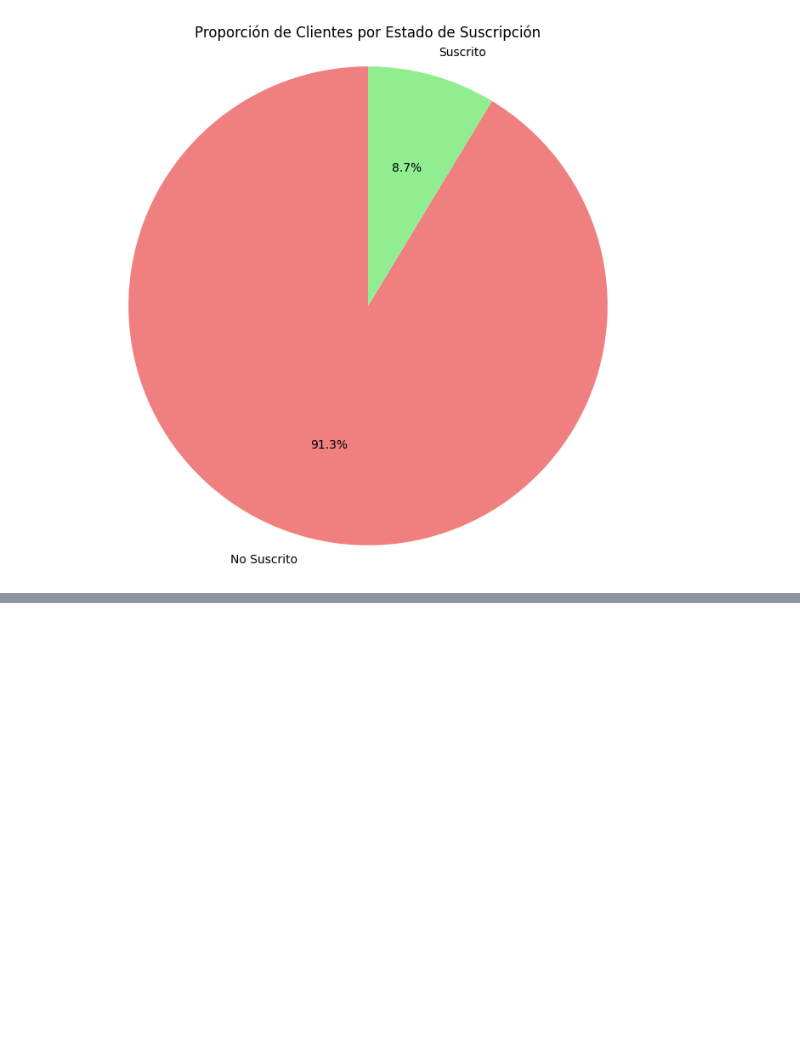
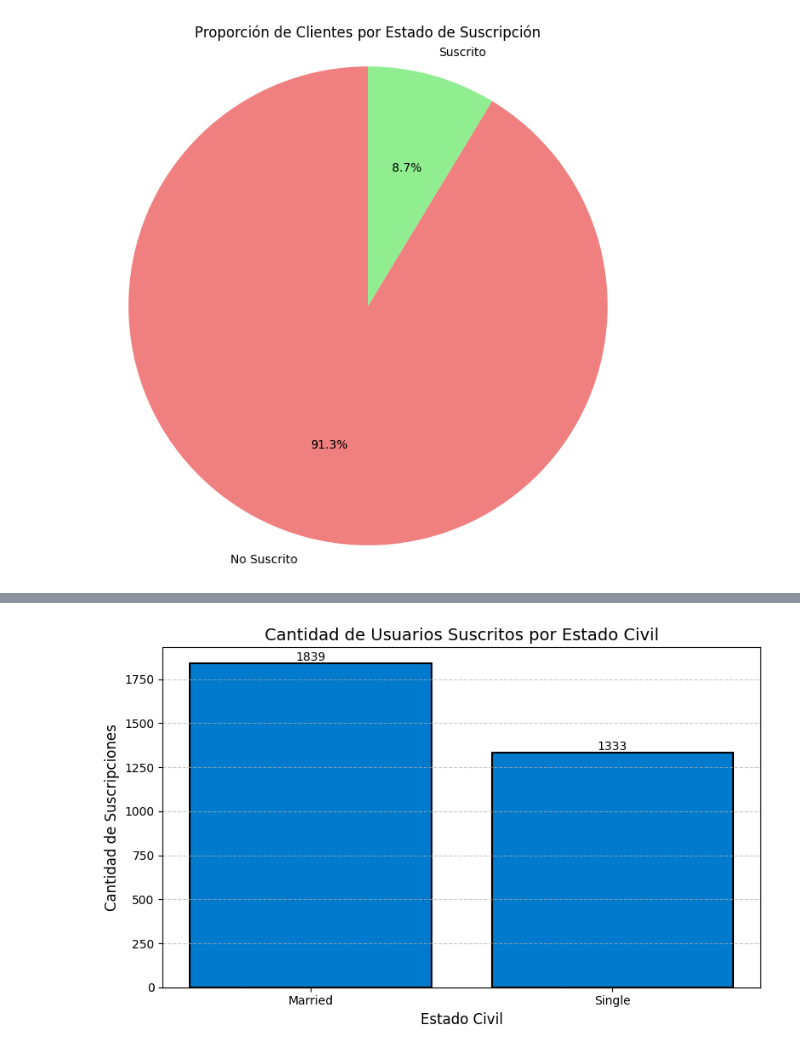
Before and after one commit to Marcocruz88/Repositorioproyecto2, a Jupyter notebook: Soporte 3.ipynb, the cells around one changed output, grey strips where cells are left out. Saved outputs shown, nothing was run; the diff lists cells and outputs as text; code cells hidden in the pictures; blank space fills up the shorter version.

```diff
--- a/Soporte 3.ipynb
+++ b/Soporte 3.ipynb
@@ -250,0 +304,38 @@ plt.show()
+# %%
+import matplotlib.pyplot as plt
+import pandas as pd
+
+# Cargar el archivo proporcionado
+df = pd.read_csv("banklimpio.csv")
+
+# Inicializar un DataFrame para contar las suscripciones por estado civil
+marital_counts = {
+    'Married': df[(df['marital_married'] == 1) & (df['y_yes'] == 1)].shape[0],
+    'Single': df[(df['marital_single'] == 1) & (df['y_yes'] == 1)].shape[0],
+}
+
+# Crear un DataFrame a partir de los resultados
+marital_counts_df = pd.DataFrame(list(marital_counts.items()), columns=['Estado Civil', 'Cantidad de Suscripciones'])
+
+# Crear el gráfico de barras
+plt.figure(figsize=(8, 5))
+bars = plt.bar(marital_counts_df['Estado Civil'], marital_counts_df['Cantidad de Suscripciones'], color='#007ACC', edgecolor='black', linewidth=1.5)
+
+# Mejorar el estilo del gráfico
+plt.xlabel('Estado Civil', fontsize=12)
+plt.ylabel('Cantidad de Suscripciones', fontsize=12)
+plt.title('Cantidad de Usuarios Suscritos por Estado Civil', fontsize=14)
+plt.xticks(fontsize=10)
+plt.yticks(fontsize=10)
+plt.grid(axis='y', linestyle='--', alpha=0.7)  # Activar cuadrícula en el eje Y
+
+# Añadir etiquetas encima de las barras
+for bar in bars:
+    yval = bar.get_height()
+    plt.text(bar.get_x() + bar.get_width()/2, yval, int(yval), ha='center', va='bottom', fontsize=10)
+
+# Mostrar el gráfico
+plt.tight_layout()  # Ajustar automáticamente el espaciado
+plt.show()
+# %% [output]
+[figure, added]
```
Also changed, not shown: parts of 9 cells of this notebook.
